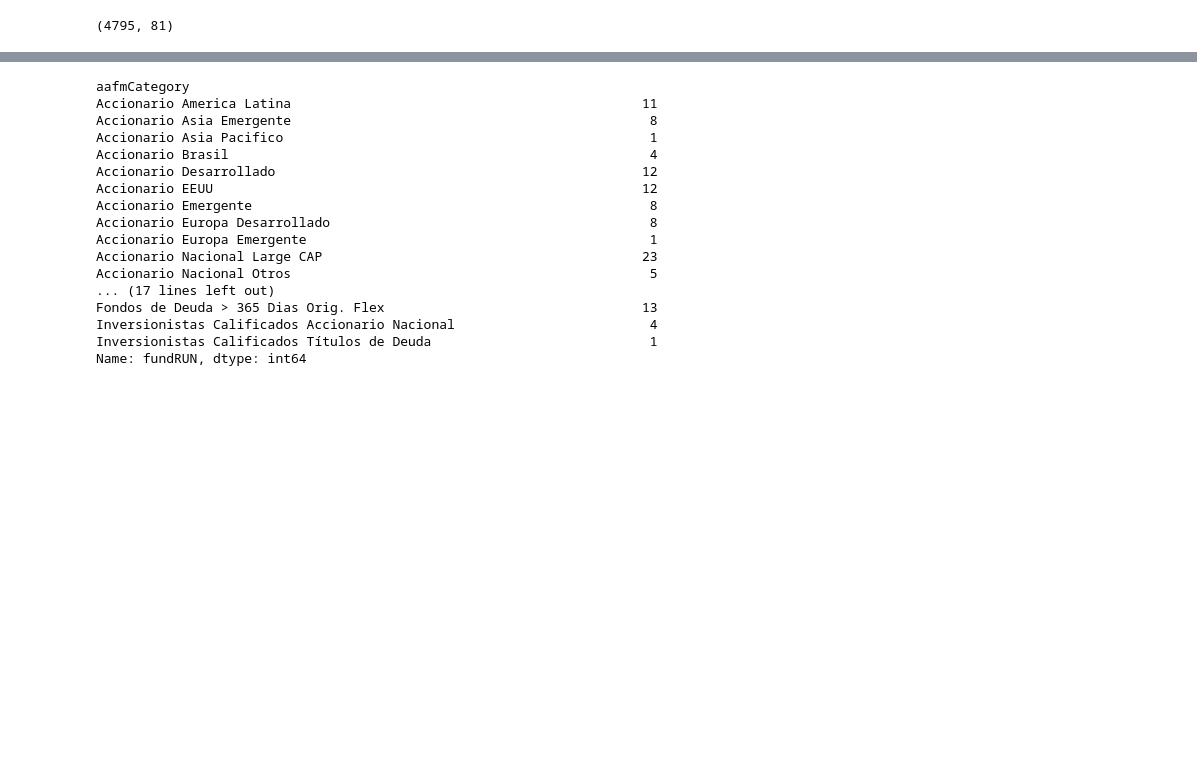
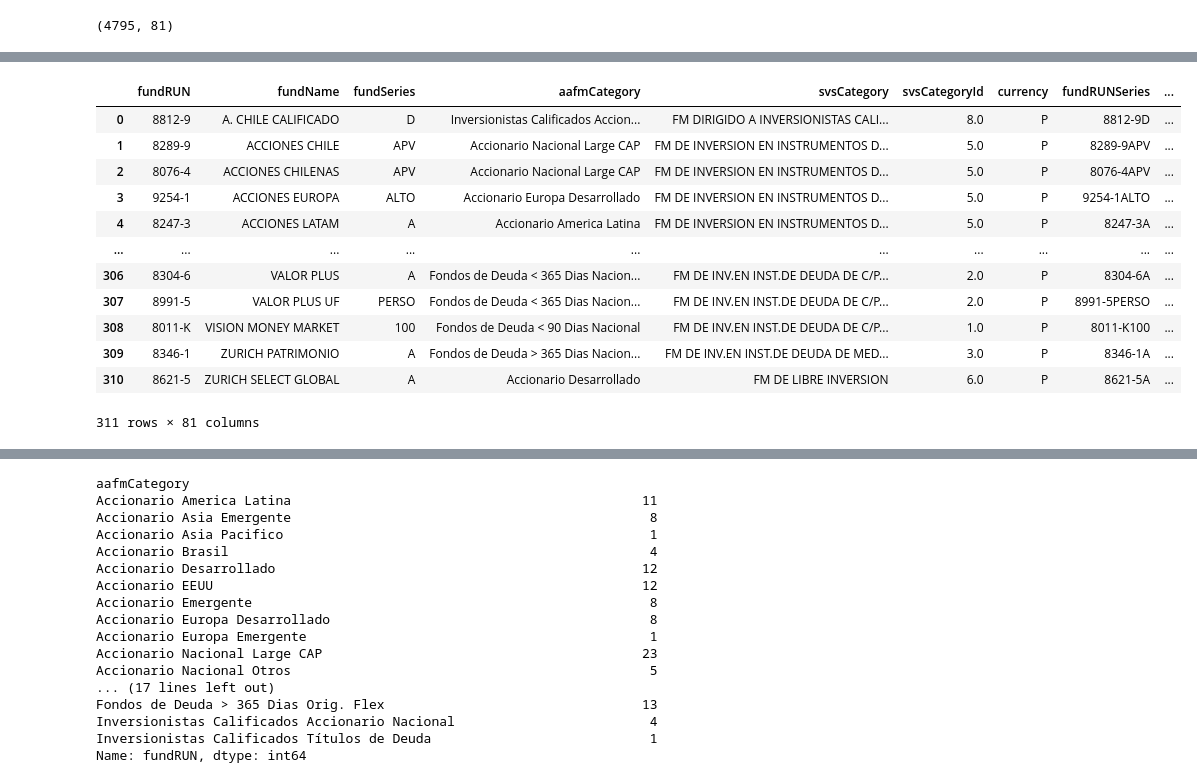
Before and after one commit to chris-santiago/aafm, a Jupyter notebook: notebooks/raw_clean.ipynb, the cells around one changed output, grey strips where cells are left out. Saved outputs shown, nothing was run; the diff lists cells and outputs as text; code cells hidden in the pictures; blank space fills up the shorter version.

```diff
--- a/notebooks/raw_clean.ipynb
+++ b/notebooks/raw_clean.ipynb
@@ -14,0 +18,2 @@ data.shape
+# %%
+data.dropna(subset=['aafmCategory'], inplace=True)
@@ -35,0 +51,28 @@ len(data['fundName'].unique())
+# %%
+def get_longest_series2(df: pd.DataFrame) -> pd.DataFrame:
+    longest = []
+    index_cols = list(df.columns[:8])
+    df = df.copy().set_index(index_cols)
+    for fund in df.index.get_level_values(1).unique():
+        least_missing = df.xs(fund, level=1, drop_level=False).isna().sum(1).sort_values().index[0]
+        longest.append(df.loc[least_missing, :])
+    new = pd.concat(longest, axis=1).T
+    new.index.names = index_cols
+    return new.reset_index()
+# %%
+longest_history = get_longest_series2(data)
+longest_history
+# %% [output]
+|  | fundRUN | fundName | fundSeries | aafmCategory | svsCategory | svsCategoryId | currency | fundRUNSeries | ... |
+| 0 | 8812-9 | A. CHILE CALIFICADO | D | Inversionistas Calificados Accion... | FM DIRIGIDO A INVERSIONISTAS CALI... | 8.0 | P | 8812-9D | ... |
+| 1 | 8289-9 | ACCIONES CHILE | APV | Accionario Nacional Large CAP | FM DE INVERSION EN INSTRUMENTOS D... | 5.0 | P | 8289-9APV | ... |
+| 2 | 8076-4 | ACCIONES CHILENAS | APV | Accionario Nacional Large CAP | FM DE INVERSION EN INSTRUMENTOS D... | 5.0 | P | 8076-4APV | ... |
+| 3 | 9254-1 | ACCIONES EUROPA | ALTO | Accionario Europa Desarrollado | FM DE INVERSION EN INSTRUMENTOS D... | 5.0 | P | 9254-1ALTO | ... |
+| 4 | 8247-3 | ACCIONES LATAM | A | Accionario America Latina | FM DE INVERSION EN INSTRUMENTOS D... | 5.0 | P | 8247-3A | ... |
+| ... | ... | ... | ... | ... | ... | ... | ... | ... | ... |
+| 306 | 8304-6 | VALOR PLUS | A | Fondos de Deuda < 365 Dias Nacion... | FM DE INV.EN INST.DE DEUDA DE C/P... | 2.0 | P | 8304-6A | ... |
+| 307 | 8991-5 | VALOR PLUS UF | PERSO | Fondos de Deuda < 365 Dias Nacion... | FM DE INV.EN INST.DE DEUDA DE C/P... | 2.0 | P | 8991-5PERSO | ... |
+| 308 | 8011-K | VISION MONEY MARKET | 100 | Fondos de Deuda < 90 Dias Nacional | FM DE INV.EN INST.DE DEUDA DE C/P... | 1.0 | P | 8011-K100 | ... |
+| 309 | 8346-1 | ZURICH PATRIMONIO | A | Fondos de Deuda > 365 Dias Nacion... | FM DE INV.EN INST.DE DEUDA DE MED... | 3.0 | P | 8346-1A | ... |
+| 310 | 8621-5 | ZURICH SELECT GLOBAL | A | Accionario Desarrollado | FM DE LIBRE INVERSION | 6.0 | P | 8621-5A | ... |
+311 rows × 81 columns
```
Also changed, not shown: parts of 32 cells of this notebook, 3 other files.
